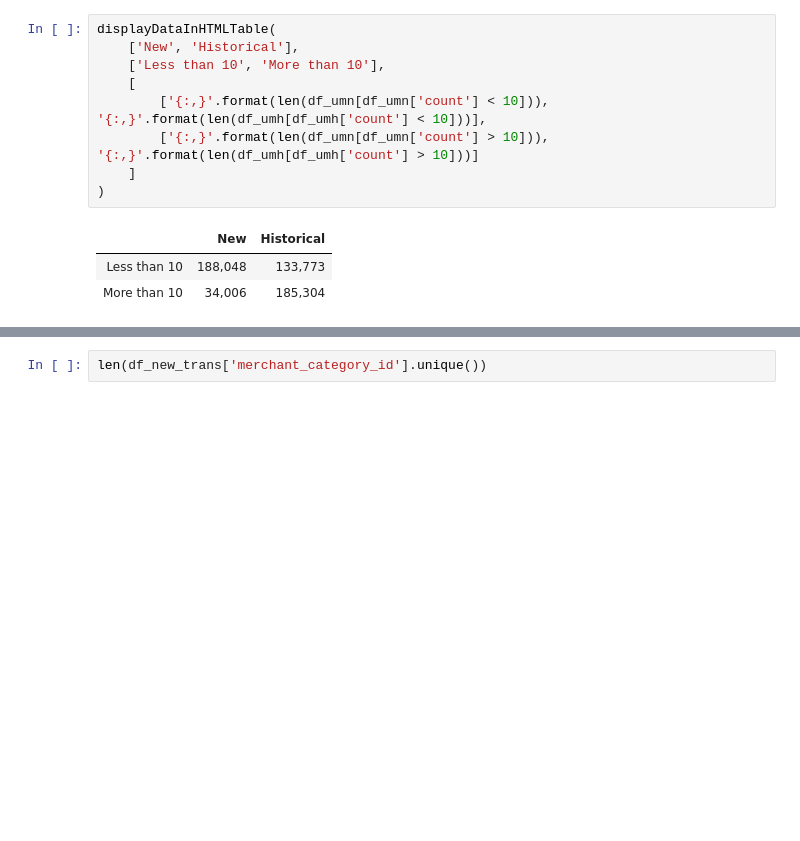
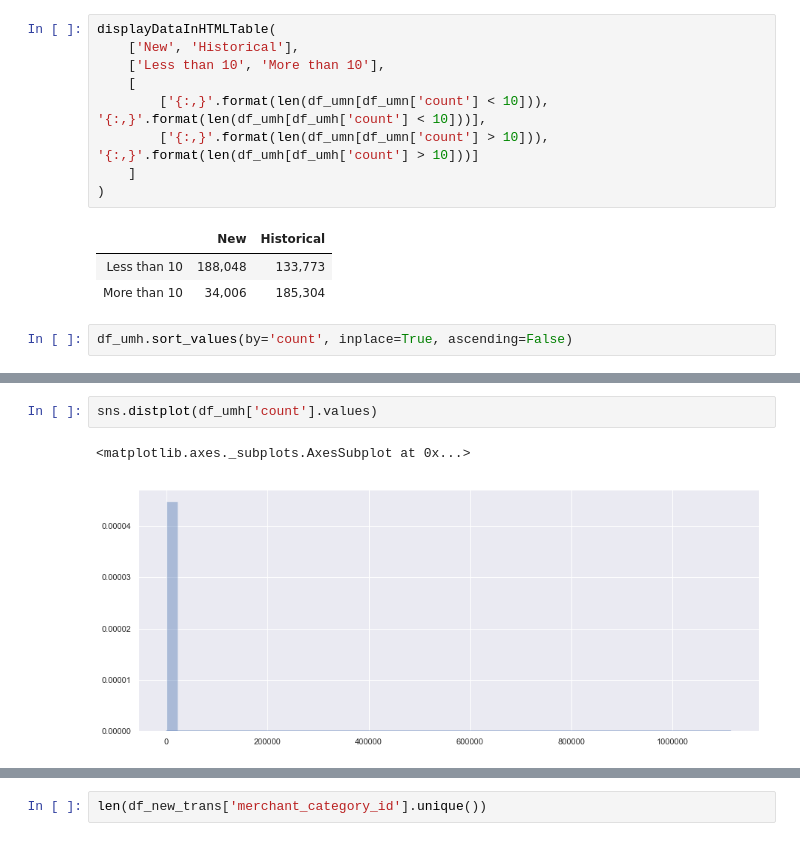
Before and after one commit to Zol-S/kaggle, a Jupyter notebook: Elo Merchant Category Recommendation/1.1_Descriptives.ipynb, the cells around one changed output, grey strips where cells are left out. Cells and saved outputs as stored; diff of their text form; blank space fills up the shorter version.

```diff
--- a/Elo Merchant Category Recommendation/1.1_Descriptives.ipynb
+++ b/Elo Merchant Category Recommendation/1.1_Descriptives.ipynb
@@ -713,3 +737,5 @@ displayDataInHTMLTable(
 |  | New | Historical |
 | Less than 10 | 188,048 | 133,773 |
 | More than 10 | 34,006 | 185,304 |
+# %%
+df_umh.sort_values(by='count', inplace=True, ascending=False)
@@ -715,0 +756,5 @@ displayDataInHTMLTable(
+# %%
+sns.distplot(df_umh['count'].values)
+# %% [output]
+<matplotlib.axes._subplots.AxesSubplot at 0x...>
+[figure, added]
```
Also changed, not shown: parts of 9 cells of this notebook.
